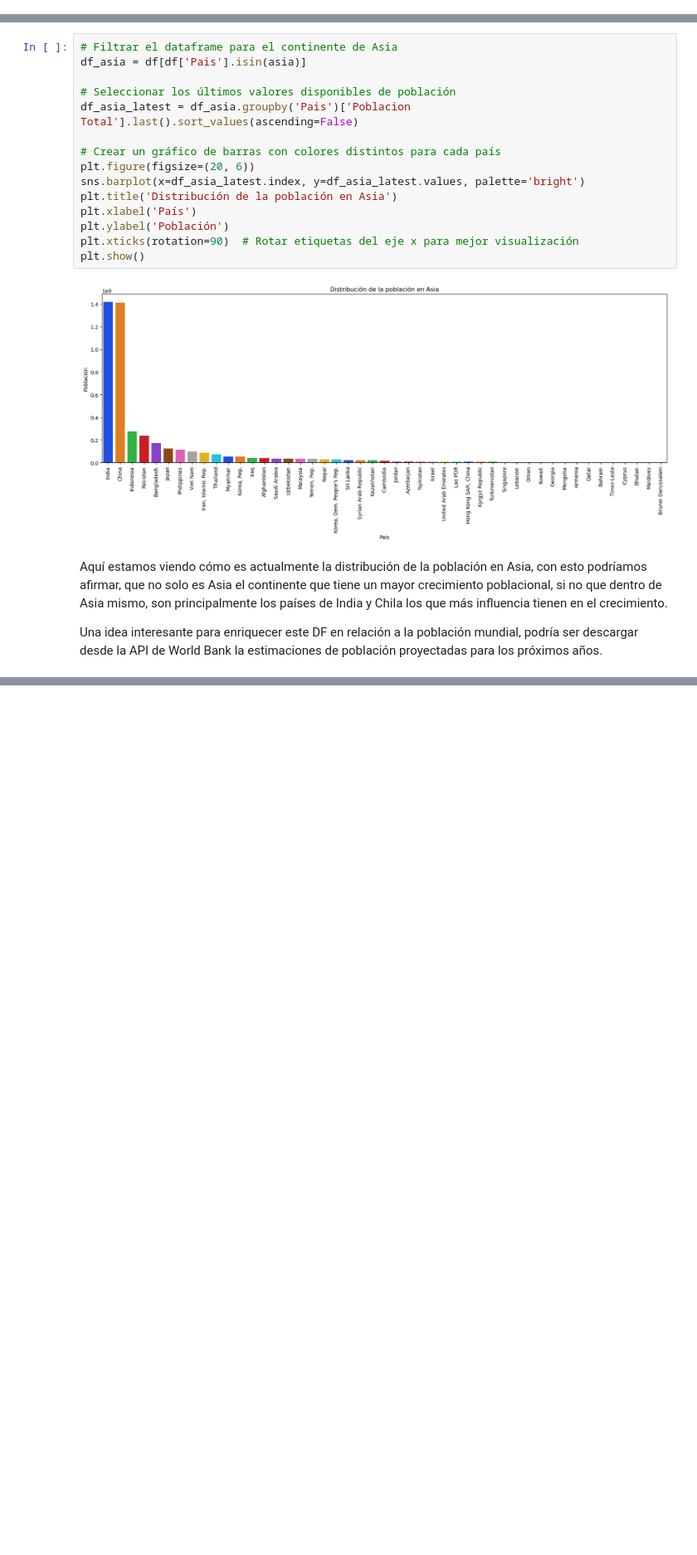
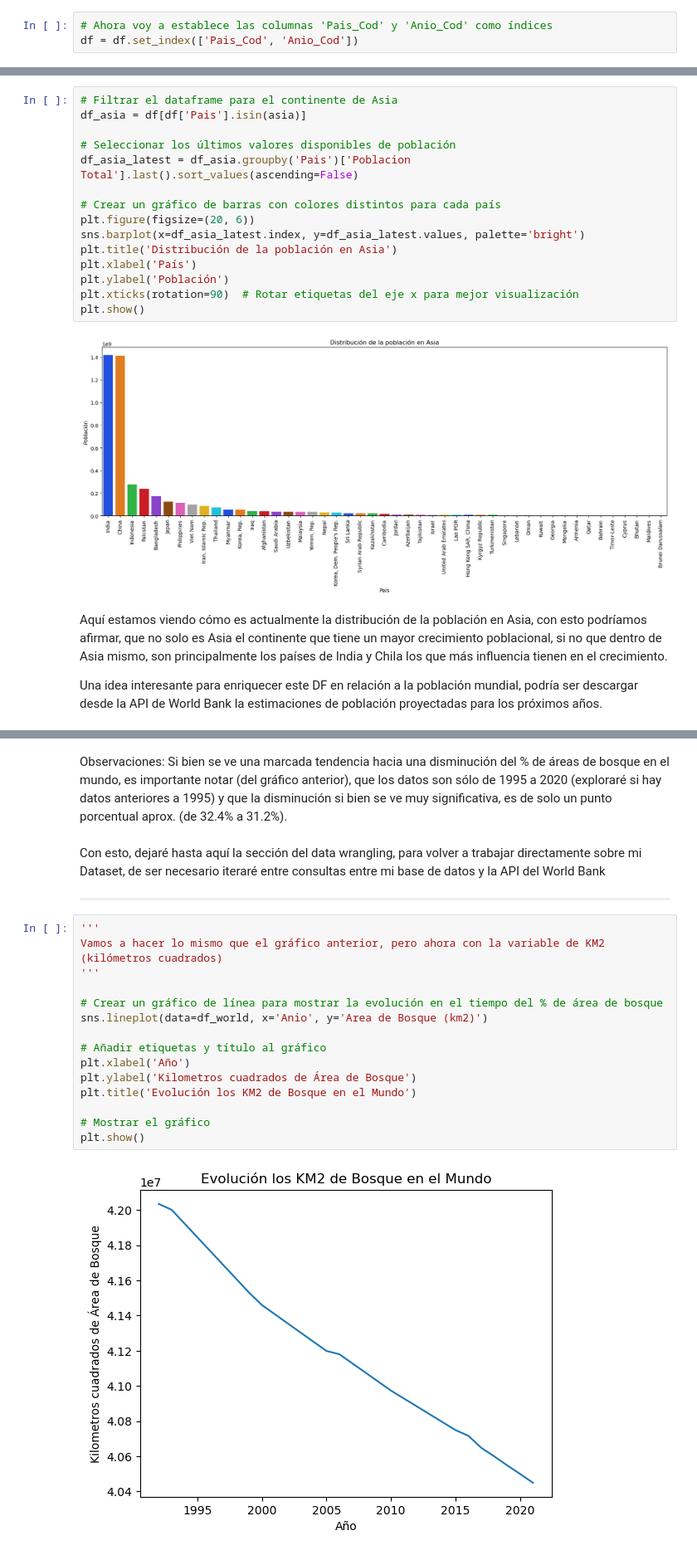
Before and after one commit to Karimsingera/Coderhouse_Data_Science, a Jupyter notebook: La_Transformancion_del_Mundo_en_los_Ultimos_60_anos.ipynb, the cells around one changed output, grey strips where cells are left out. Shown at 83% size. Drawn from its saved outputs; the diff is of its cells as text; blank space fills up the shorter version.

```diff
--- a/La_Transformancion_del_Mundo_en_los_Ultimos_60_anos.ipynb
+++ b/La_Transformancion_del_Mundo_en_los_Ultimos_60_anos.ipynb
@@ -446,6 +457,9 @@ df.head(65)
 | 64 | Albania | ALB | 1960 | YR1960 | NaN | NaN | ... |
 | 65 | Albania | ALB | 1961 | YR1961 | NaN | NaN | ... |
 65 rows × 63 columns
+# %%
+# Ahora voy a establece las columnas 'Pais_Cod' y 'Anio_Cod' como índices
+df = df.set_index(['Pais_Cod', 'Anio_Cod'])
 # %% [markdown]
 # Visualización de datos
 # %% [markdown]
@@ -613,0 +788,23 @@ Una idea interesante para enriquecer este DF en relación a la población mundia
+# %% [markdown]
+Observaciones: Si bien se ve una marcada tendencia hacia una disminución del % de áreas de bosque en el mundo, es importante notar (del gráfico anterior), que los datos son sólo de 1995 a 2020 (exploraré si hay datos anteriores a 1995) y que la disminución si bien se ve muy significativa, es de solo un punto porcentual aprox. (de 32.4% a 31.2%).
+# %% [markdown]
+Con esto, dejaré hasta aquí la sección del data wrangling, para volver a trabajar directamente sobre mi Dataset, de ser necesario iteraré entre consultas entre mi base de datos y la API del World Bank
+
+---------------------------------
+# %%
+'''
+Vamos a hacer lo mismo que el gráfico anterior, pero ahora con la variable de KM2 (kilómetros cuadrados)
+'''
+
+# Crear un gráfico de línea para mostrar la evolución en el tiempo del % de área de bosque
+sns.lineplot(data=df_world, x='Anio', y='Area de Bosque (km2)')
+
+# Añadir etiquetas y título al gráfico
+plt.xlabel('Año')
+plt.ylabel('Kilometros cuadrados de Área de Bosque')
+plt.title('Evolución los KM2 de Bosque en el Mundo')
+
+# Mostrar el gráfico
+plt.show()
+# %% [output]
+[figure, added]
```
Also changed, not shown: parts of 28 cells of this notebook.
